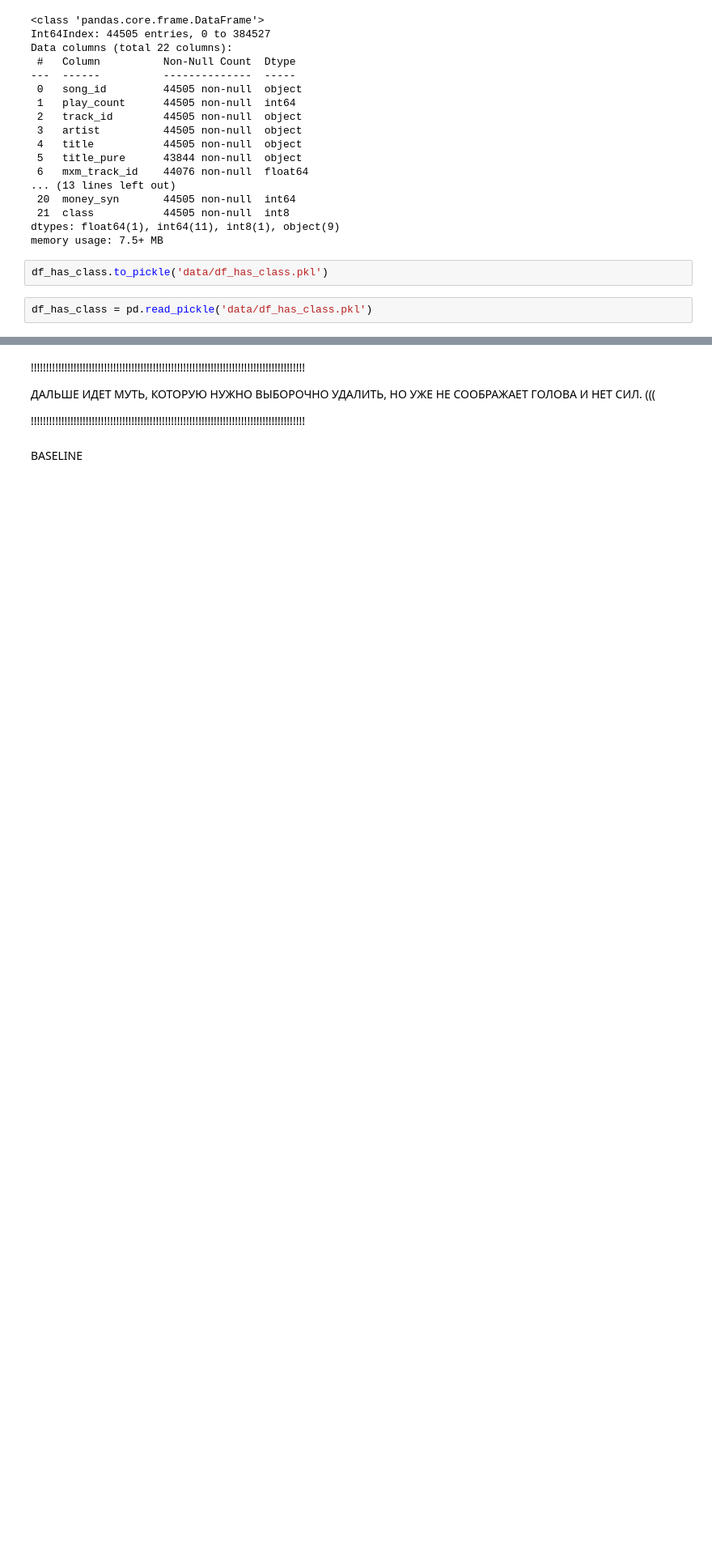
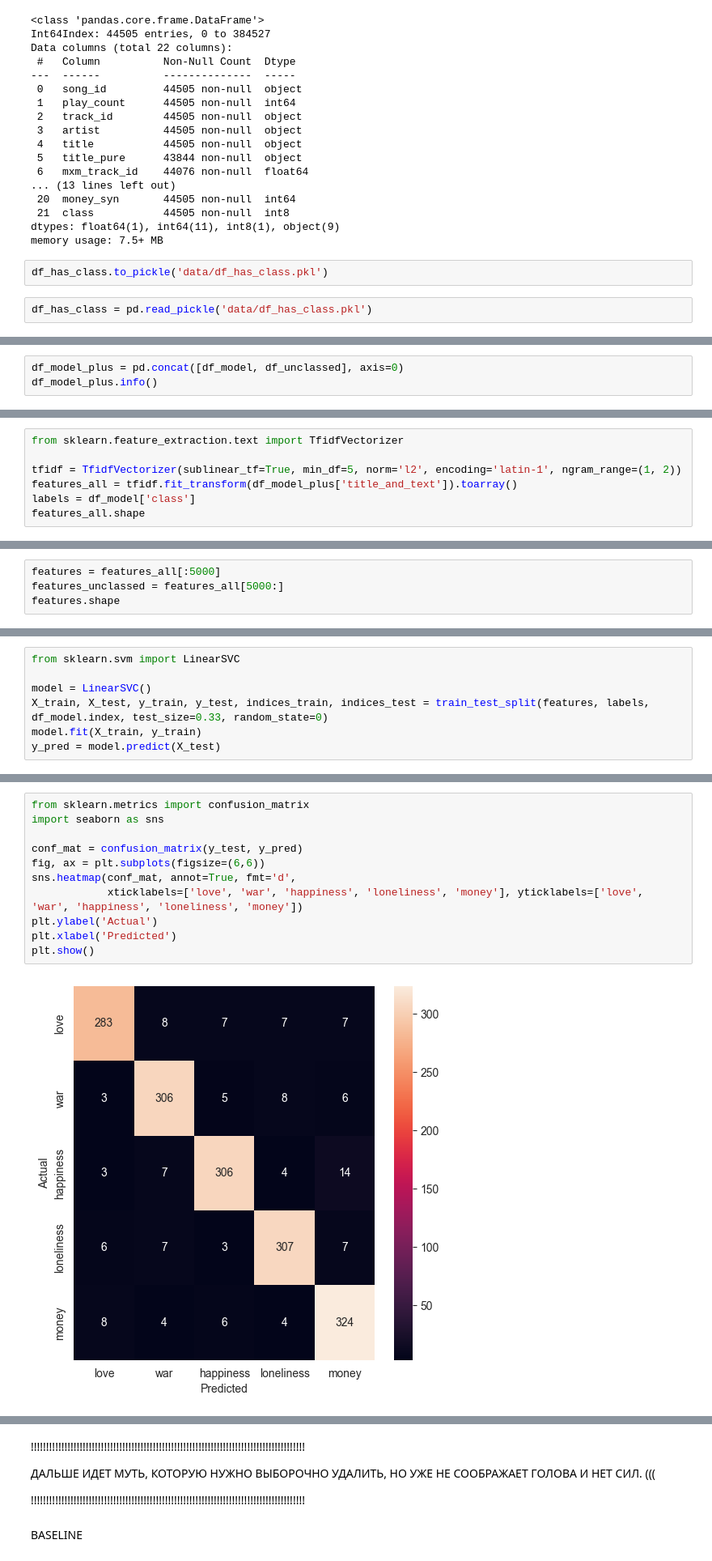
Before and after one commit to dbadeev/my_spotify, a Jupyter notebook: my_spotify.ipynb, the cells around one changed output, grey strips where cells are left out. Shown at 81% size. Drawn from its saved outputs; the diff is of its cells as text; blank space fills up the shorter version.

```diff
--- a/my_spotify.ipynb
+++ b/my_spotify.ipynb
@@ -974,0 +1025,3 @@ memory usage: 4.6+ MB
+# %%
+df_model_plus = pd.concat([df_model, df_unclassed], axis=0)
+df_model_plus.info()
@@ -974,0 +1072,7 @@ memory usage: 4.6+ MB
+# %%
+from sklearn.feature_extraction.text import TfidfVectorizer
+
+tfidf = TfidfVectorizer(sublinear_tf=True, min_df=5, norm='l2', encoding='latin-1', ngram_range=(1, 2))
+features_all = tfidf.fit_transform(df_model_plus['title_and_text']).toarray()
+labels = df_model['class']
+features_all.shape
@@ -974,0 +1083,4 @@ memory usage: 4.6+ MB
+# %%
+features = features_all[:5000]
+features_unclassed = features_all[5000:]
+features.shape
@@ -974,0 +1093,7 @@ memory usage: 4.6+ MB
+# %%
+from sklearn.svm import LinearSVC
+
+model = LinearSVC()
+X_train, X_test, y_train, y_test, indices_train, indices_test = train_test_split(features, labels, df_model.index, test_size=0.33, random_state=0)
+model.fit(X_train, y_train)
+y_pred = model.predict(X_test)
@@ -974,0 +1102,13 @@ memory usage: 4.6+ MB
+# %%
+from sklearn.metrics import confusion_matrix
+import seaborn as sns
+
+conf_mat = confusion_matrix(y_test, y_pred)
+fig, ax = plt.subplots(figsize=(6,6))
+sns.heatmap(conf_mat, annot=True, fmt='d',
+            xticklabels=['love', 'war', 'happiness', 'loneliness', 'money'], yticklabels=['love', 'war', 'happiness', 'loneliness', 'money'])
+plt.ylabel('Actual')
+plt.xlabel('Predicted')
+plt.show()
+# %% [output]
+[figure, added]
```
Also changed, not shown: parts of 35 cells of this notebook.
